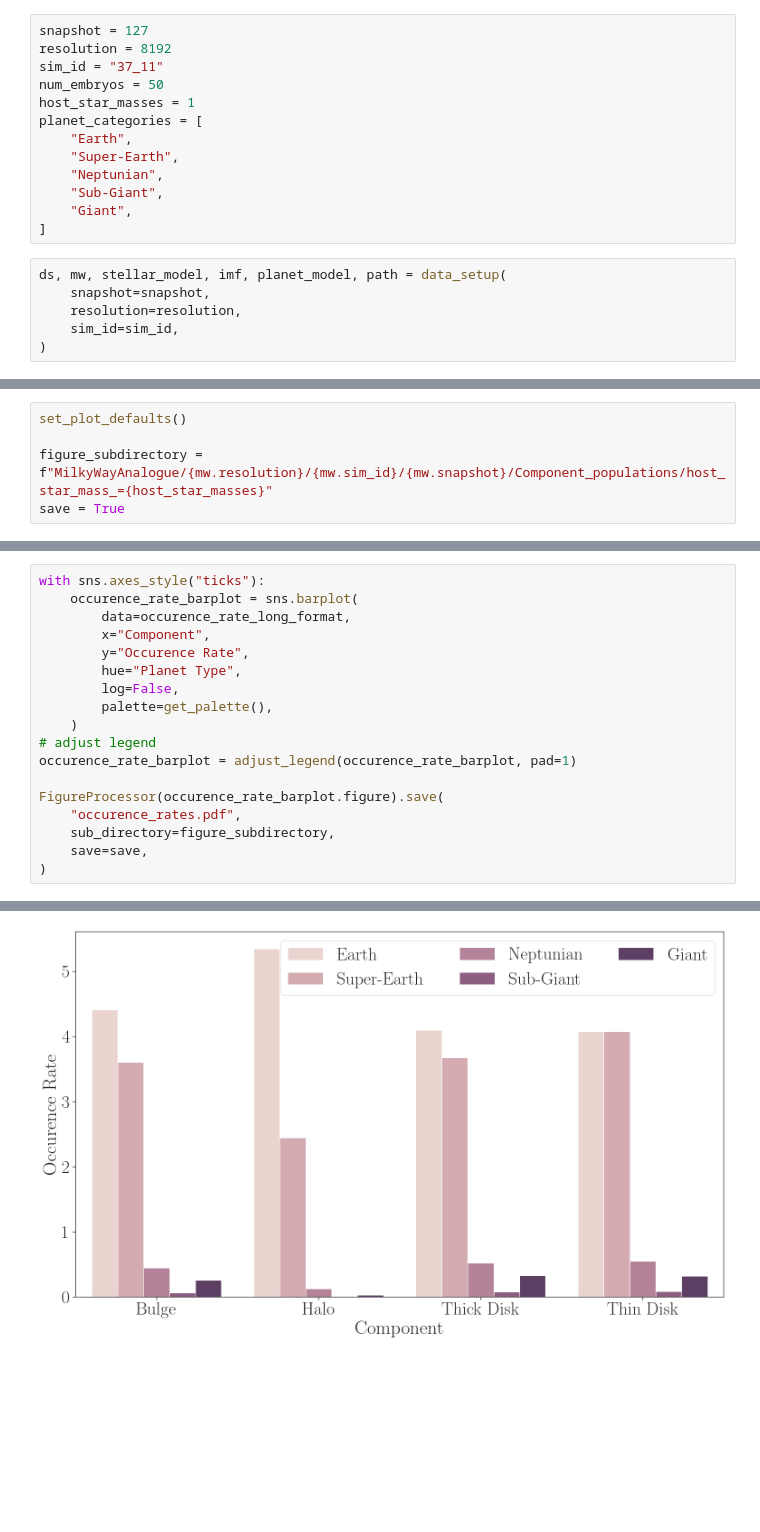
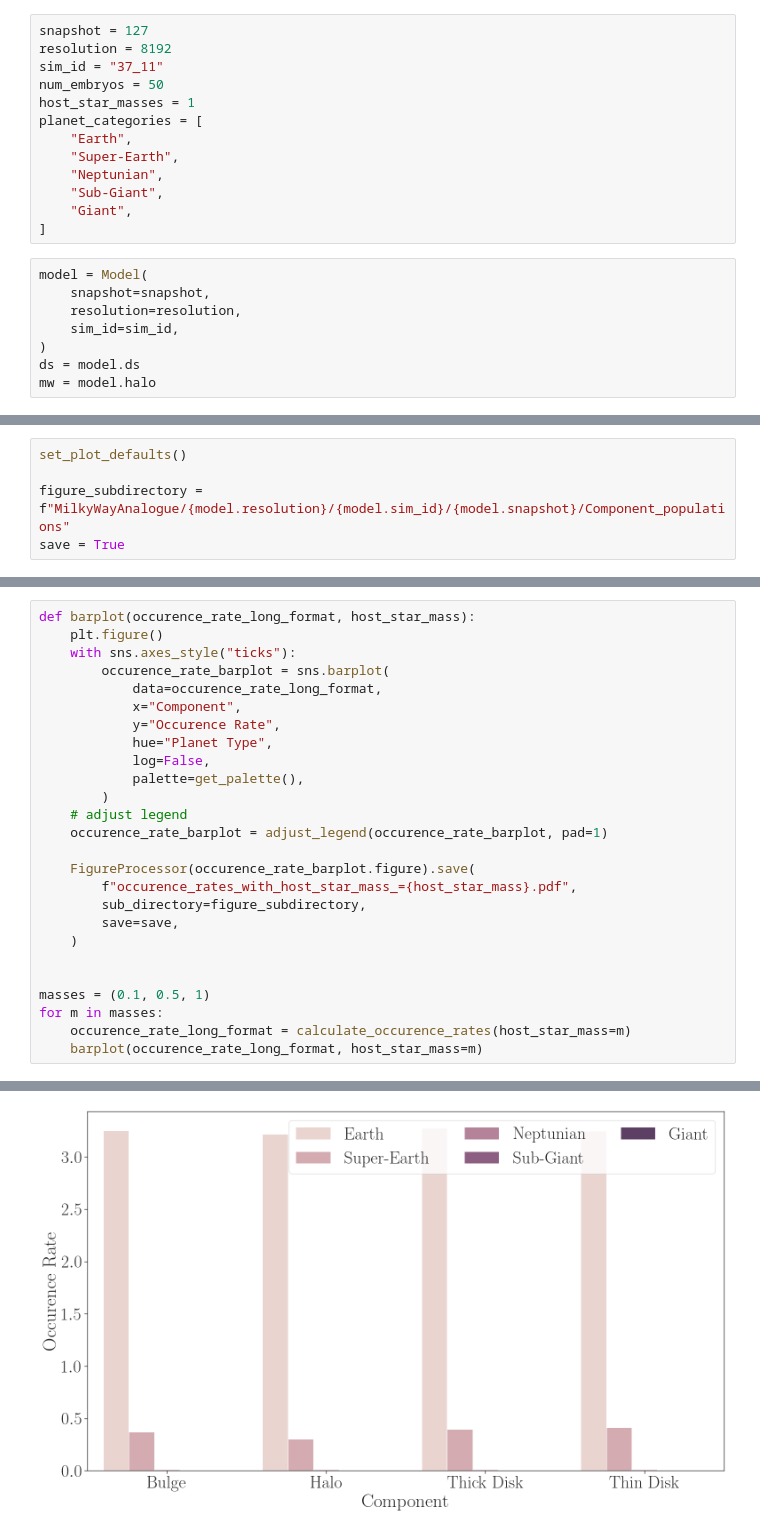
Before and after one commit to ChrisBoettner/skaro, a Jupyter notebook: notebooks/Component_populations.ipynb, the cells around one changed output, grey strips where cells are left out. Drawn from its saved outputs; the diff is of its cells as text; blank space fills up the shorter version.

Commit message:
rewrote how data is loaded and added plot for planet populations

```diff
--- a/notebooks/Component_populations.ipynb
+++ b/notebooks/Component_populations.ipynb
@@ -46,11 +46,13 @@ planet_categories = [
     "Giant",
 ]
 # %%
-ds, mw, stellar_model, imf, planet_model, path = data_setup(
+model = Model(
     snapshot=snapshot,
     resolution=resolution,
     sim_id=sim_id,
 )
+ds = model.ds
+mw = model.halo
 # %% [output]
       DETECTED LOCAL MACHINE: Test snapshot loaded.
 
@@ -72,5 +76,5 @@ yt : [INFO     ] 2023-10-16 12:23:47,361 Parameters: omega_radiation           =
 # %%
 set_plot_defaults()
 
-figure_subdirectory = f"MilkyWayAnalogue/{mw.resolution}/{mw.sim_id}/{mw.snapshot}/Component_populations/host_star_mass_={host_star_masses}"
+figure_subdirectory = f"MilkyWayAnalogue/{model.resolution}/{model.sim_id}/{model.snapshot}/Component_populations"
 save = True
@@ -105,19 +115,27 @@ occurence_rate_long_format = occurence_rate.melt(
 # %%
-with sns.axes_style("ticks"):
-    occurence_rate_barplot = sns.barplot(
-        data=occurence_rate_long_format,
-        x="Component",
-        y="Occurence Rate",
-        hue="Planet Type",
-        log=False,
-        palette=get_palette(),
+def barplot(occurence_rate_long_format, host_star_mass):
+    plt.figure()
+    with sns.axes_style("ticks"):
+        occurence_rate_barplot = sns.barplot(
+            data=occurence_rate_long_format,
+            x="Component",
+            y="Occurence Rate",
+            hue="Planet Type",
+            log=False,
+            palette=get_palette(),
+        )
+    # adjust legend
+    occurence_rate_barplot = adjust_legend(occurence_rate_barplot, pad=1)
+
+    FigureProcessor(occurence_rate_barplot.figure).save(
+        f"occurence_rates_with_host_star_mass_={host_star_mass}.pdf",
+        sub_directory=figure_subdirectory,
+        save=save,
     )
-# adjust legend
-occurence_rate_barplot = adjust_legend(occurence_rate_barplot, pad=1)
 
-FigureProcessor(occurence_rate_barplot.figure).save(
-    "occurence_rates.pdf",
-    sub_directory=figure_subdirectory,
-    save=save,
-)
+
+masses = (0.1, 0.5, 1)
+for m in masses:
+    occurence_rate_long_format = calculate_occurence_rates(host_star_mass=m)
+    barplot(occurence_rate_long_format, host_star_mass=m)
 # %% [output]
@@ -124 +158 @@ FigureProcessor(occurence_rate_barplot.figure).save(
-[figure, old version]
+[figure, new version]
```
Also changed, not shown: parts of 11 cells of this notebook, 23 other files.
